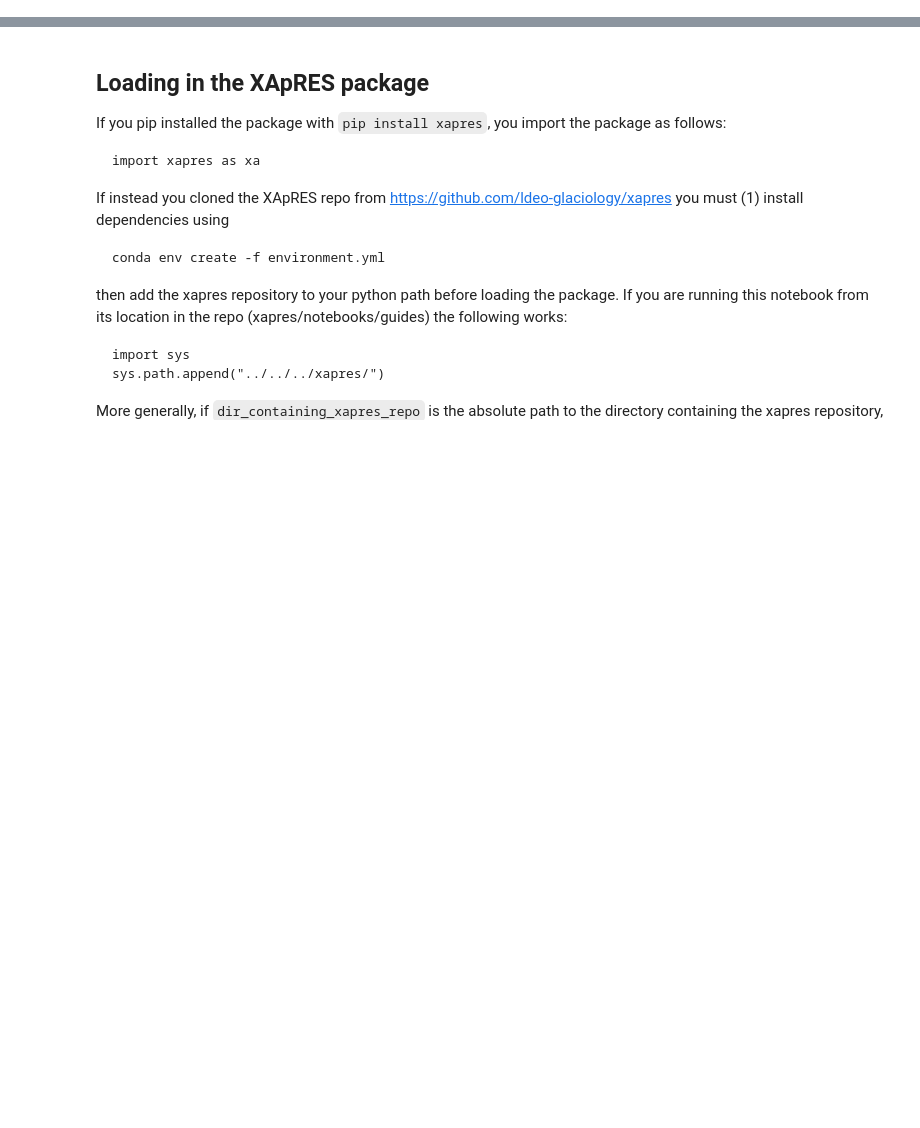
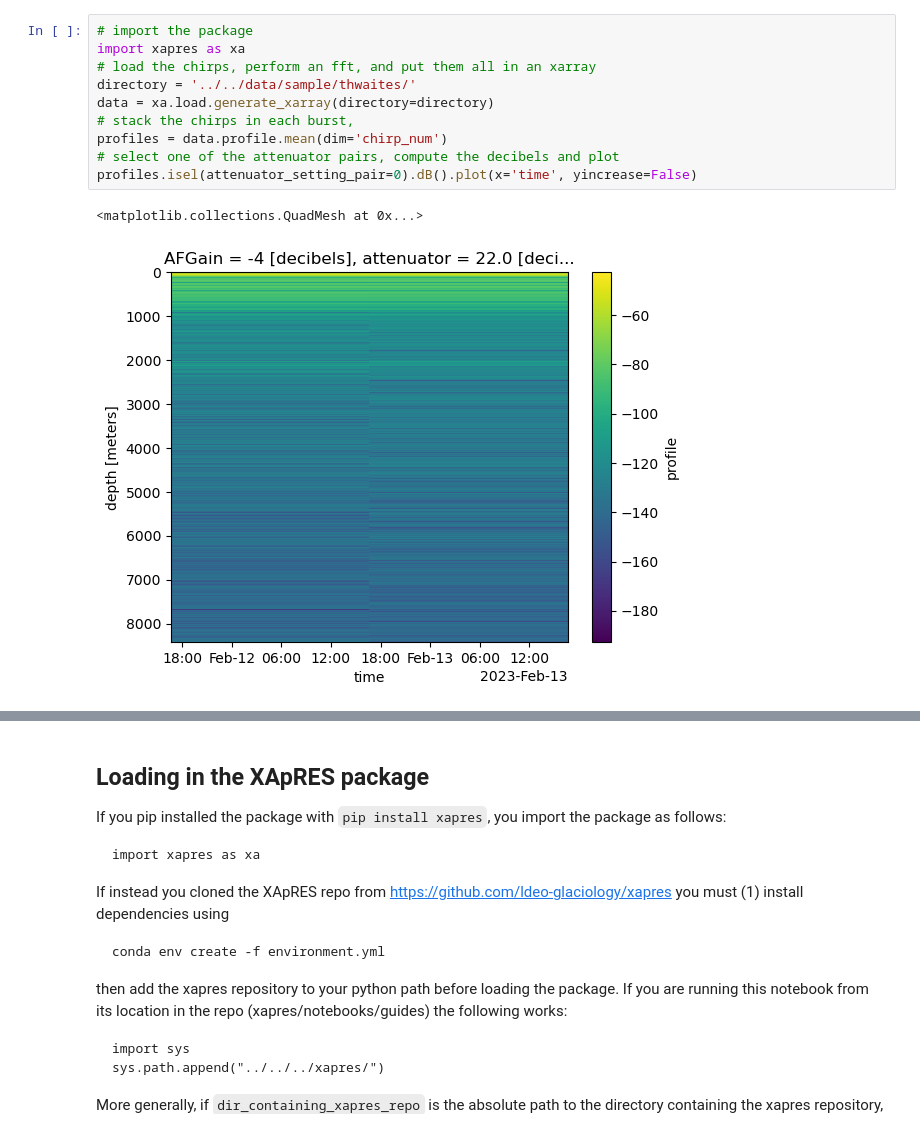
Before and after one commit to ldeo-glaciology/xapres, a Jupyter notebook: notebooks/guides/usingXApRES.ipynb, the cells around one changed output, grey strips where cells are left out. Cells and saved outputs as stored; diff of their text form; blank space fills up the shorter version.

```diff
--- a/notebooks/guides/usingXApRES.ipynb
+++ b/notebooks/guides/usingXApRES.ipynb
@@ -7,0 +11,13 @@ The structure of the xarray produced when loading each type of data with XApRES
+# %%
+# import the package
+import xapres as xa
+# load the chirps, perform an fft, and put them all in an xarray
+directory = '../../data/sample/thwaites/'
+data = xa.load.generate_xarray(directory=directory)
+# stack the chirps in each burst,
+profiles = data.profile.mean(dim='chirp_num')
+# select one of the attenuator pairs, compute the decibels and plot
+profiles.isel(attenuator_setting_pair=0).dB().plot(x='time', yincrease=False)
+# %% [output]
+<matplotlib.collections.QuadMesh at 0x...>
+[figure, added]
```
Also changed, not shown: parts of 5 cells of this notebook.
